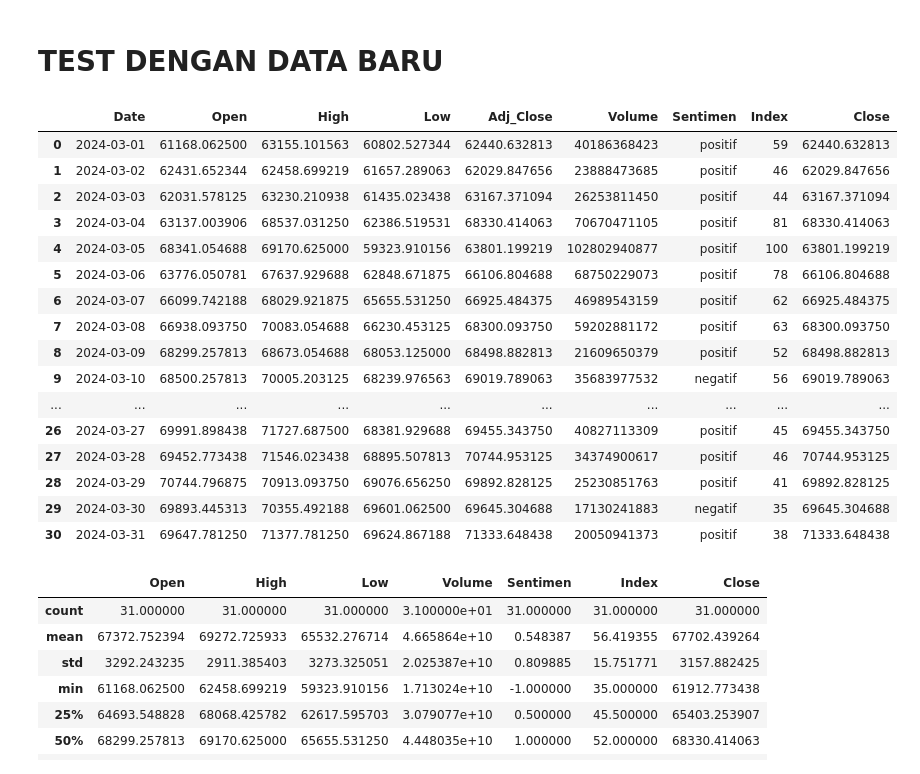
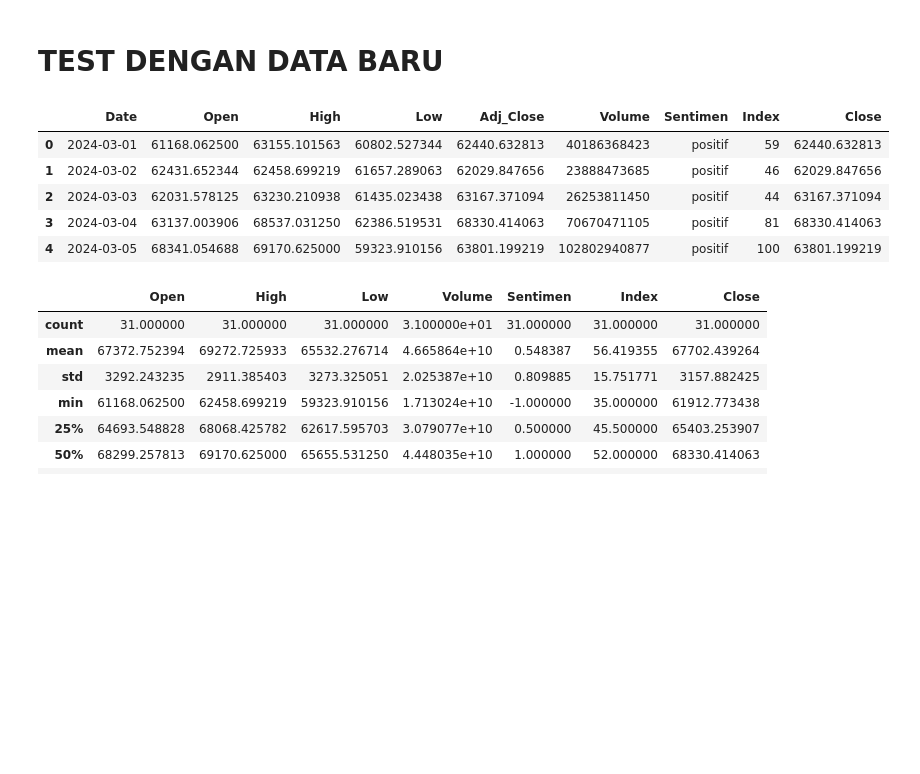
Before and after one commit to fadillazundina/bitcoin-prediction-using-sentiment, a Jupyter notebook: LSTM_Sentimen.ipynb, the cells around one changed output. Drawn from its saved outputs; the diff is of its cells as text; code cells hidden in the pictures; blank space fills up the shorter version.

```diff
--- a/LSTM_Sentimen.ipynb
+++ b/LSTM_Sentimen.ipynb
@@ -351,25 +393,14 @@ shap.force_plot(explainer.expected_value[0], shap_values[0][0], features)
 # TEST DENGAN DATA BARU
 # %%
 dt = pd.read_excel('Data/all_data_validation.xlsx')
-dt
+dt.head()
 # %% [output]
 |  | Date | Open | High | Low | Adj_Close | Volume | Sentimen | Index | Close |
 | 0 | 2024-03-01 | 61168.062500 | 63155.101563 | 60802.527344 | 62440.632813 | 40186368423 | positif | 59 | 62440.632813 |
 | 1 | 2024-03-02 | 62431.652344 | 62458.699219 | 61657.289063 | 62029.847656 | 23888473685 | positif | 46 | 62029.847656 |
 | 2 | 2024-03-03 | 62031.578125 | 63230.210938 | 61435.023438 | 63167.371094 | 26253811450 | positif | 44 | 63167.371094 |
 | 3 | 2024-03-04 | 63137.003906 | 68537.031250 | 62386.519531 | 68330.414063 | 70670471105 | positif | 81 | 68330.414063 |
 | 4 | 2024-03-05 | 68341.054688 | 69170.625000 | 59323.910156 | 63801.199219 | 102802940877 | positif | 100 | 63801.199219 |
-| 5 | 2024-03-06 | 63776.050781 | 67637.929688 | 62848.671875 | 66106.804688 | 68750229073 | positif | 78 | 66106.804688 |
-| 6 | 2024-03-07 | 66099.742188 | 68029.921875 | 65655.531250 | 66925.484375 | 46989543159 | positif | 62 | 66925.484375 |
-| 7 | 2024-03-08 | 66938.093750 | 70083.054688 | 66230.453125 | 68300.093750 | 59202881172 | positif | 63 | 68300.093750 |
-| 8 | 2024-03-09 | 68299.257813 | 68673.054688 | 68053.125000 | 68498.882813 | 21609650379 | positif | 52 | 68498.882813 |
-| 9 | 2024-03-10 | 68500.257813 | 70005.203125 | 68239.976563 | 69019.789063 | 35683977532 | negatif | 56 | 69019.789063 |
-| ... | ... | ... | ... | ... | ... | ... | ... | ... | ... |
-| 26 | 2024-03-27 | 69991.898438 | 71727.687500 | 68381.929688 | 69455.343750 | 40827113309 | positif | 45 | 69455.343750 |
-| 27 | 2024-03-28 | 69452.773438 | 71546.023438 | 68895.507813 | 70744.953125 | 34374900617 | positif | 46 | 70744.953125 |
-| 28 | 2024-03-29 | 70744.796875 | 70913.093750 | 69076.656250 | 69892.828125 | 25230851763 | positif | 41 | 69892.828125 |
-| 29 | 2024-03-30 | 69893.445313 | 70355.492188 | 69601.062500 | 69645.304688 | 17130241883 | negatif | 35 | 69645.304688 |
-| 30 | 2024-03-31 | 69647.781250 | 71377.781250 | 69624.867188 | 71333.648438 | 20050941373 | positif | 38 | 71333.648438 |
 # %%
 dt = dt.drop(columns=["Date", 'Adj_Close'])
 # %%
```
Also changed, not shown: parts of 23 cells of this notebook, 8 other files.
